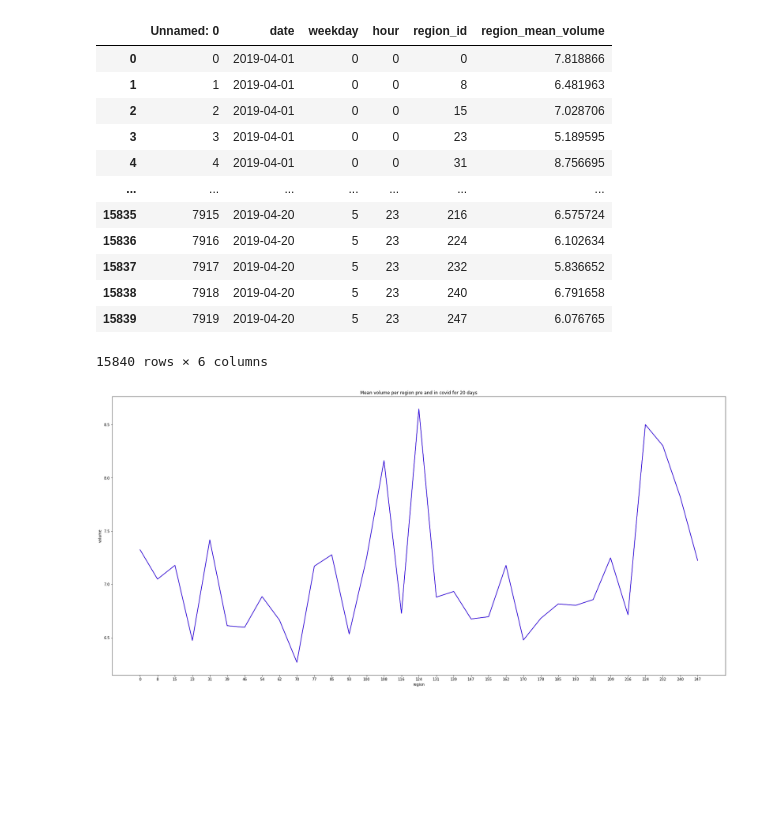
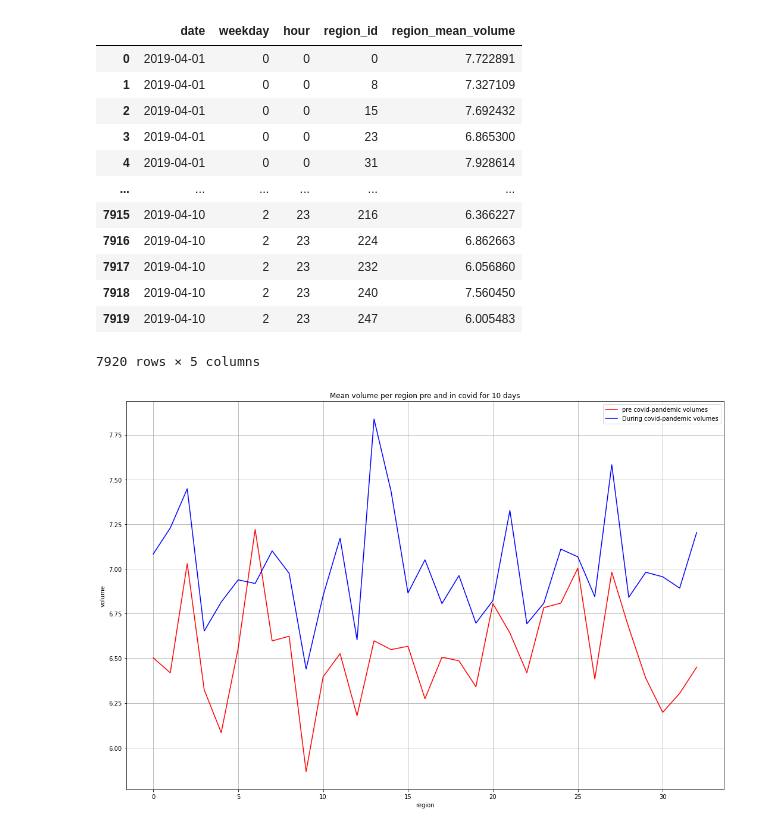
Before and after one commit to D3auuvc/ut-its-project, a Jupyter notebook: Plotting_from_csv.ipynb, the cells around one changed output. Cells and saved outputs as stored; diff of their text form; code cells hidden in the pictures; blank space fills up the shorter version.

Commit message:
[exec] Plotting the processed dataset

```diff
--- a/Plotting_from_csv.ipynb
+++ b/Plotting_from_csv.ipynb
@@ -14,5 +14,14 @@ city = "BANGKOK"
 
 df_in = pd.read_csv(f"{BASE_FOLDER}/{city}/hourly_processed_means_in_covid.csv")
 df_pre = pd.read_csv(f"{BASE_FOLDER}/{city}/hourly_processed_means_pre.csv")
+
+## Preprocessing Dataframes
+df_in.drop('Unnamed: 0', axis=1, inplace=True)
+df_pre.drop('Unnamed: 0', axis=1, inplace=True)
+
+df_in['region_mean_volume'].fillna(df_in['region_mean_volume'].mean(), inplace=True)
+df_pre['region_mean_volume'].fillna(df_pre['region_mean_volume'].mean(), inplace=True)
+
+
 df_in
 # %% [output]
@@ -32,37 +41,39 @@ df_in
 # %%
 df_pre
 # %% [output]
-|  | Unnamed: 0 | date | weekday | hour | region_id | region_mean_volume |
-| 0 | 0 | 2019-04-01 | 0 | 0 | 0 | 7.818866 |
-| 1 | 1 | 2019-04-01 | 0 | 0 | 8 | 6.481963 |
-| 2 | 2 | 2019-04-01 | 0 | 0 | 15 | 7.028706 |
-| 3 | 3 | 2019-04-01 | 0 | 0 | 23 | 5.189595 |
-| 4 | 4 | 2019-04-01 | 0 | 0 | 31 | 8.756695 |
-| ... | ... | ... | ... | ... | ... | ... |
-| 15835 | 7915 | 2019-04-20 | 5 | 23 | 216 | 6.575724 |
-| 15836 | 7916 | 2019-04-20 | 5 | 23 | 224 | 6.102634 |
-| 15837 | 7917 | 2019-04-20 | 5 | 23 | 232 | 5.836652 |
-| 15838 | 7918 | 2019-04-20 | 5 | 23 | 240 | 6.791658 |
-| 15839 | 7919 | 2019-04-20 | 5 | 23 | 247 | 6.076765 |
+|  | date | weekday | hour | region_id | region_mean_volume |
+| 0 | 2019-04-01 | 0 | 0 | 0 | 7.722891 |
+| 1 | 2019-04-01 | 0 | 0 | 8 | 7.327109 |
+| 2 | 2019-04-01 | 0 | 0 | 15 | 7.692432 |
+| 3 | 2019-04-01 | 0 | 0 | 23 | 6.865300 |
+| 4 | 2019-04-01 | 0 | 0 | 31 | 7.928614 |
+| ... | ... | ... | ... | ... | ... |
+| 7915 | 2019-04-10 | 2 | 23 | 216 | 6.366227 |
+| 7916 | 2019-04-10 | 2 | 23 | 224 | 6.862663 |
+| 7917 | 2019-04-10 | 2 | 23 | 232 | 6.056860 |
+| 7918 | 2019-04-10 | 2 | 23 | 240 | 7.560450 |
+| 7919 | 2019-04-10 | 2 | 23 | 247 | 6.005483 |
-15840 rows × 6 columns
+7920 rows × 5 columns
 # %%
 id_in = df_in.groupby(["region_id"]).mean()
 id_pre = df_pre.groupby(["region_id"]).mean()
 # %%
 import numpy as np
 import matplotlib.pyplot as plt
 
 x = id_in.index
-y = id_in.iloc[:,3].values
-y2 = id_pre.iloc[:,3].values
+y = id_in.iloc[:,2].values
+y2 = id_pre.iloc[:,2].values
 
-plt.title("Mean volume per region pre and in covid for 20 days")
-plt.xlabel("region")
-plt.ylabel("volume")
-plt.plot(y,"r")
-plt.plot(y2,"b")
-plt.xticks(np.arange(33),x)
-plt.rcParams["figure.figsize"] = (30,14)
+fig = plt.figure(figsize=(18,12))
+ax = fig.add_subplot(111)
+plt.grid()
+plt.title("Mean volume per region pre and in covid for 10 days")
+ax.set_xlabel("region")
+ax.set_ylabel("volume")
+ax.plot(y,"r", label="pre covid-pandemic volumes")
+ax.plot(y2,"b", label="During covid-pandemic volumes")
+ax.legend()
 plt.show()
 # %% [output]
-[figure, old version]
+[figure, new version]
```
Also changed, not shown: parts of 13 cells of this notebook.
